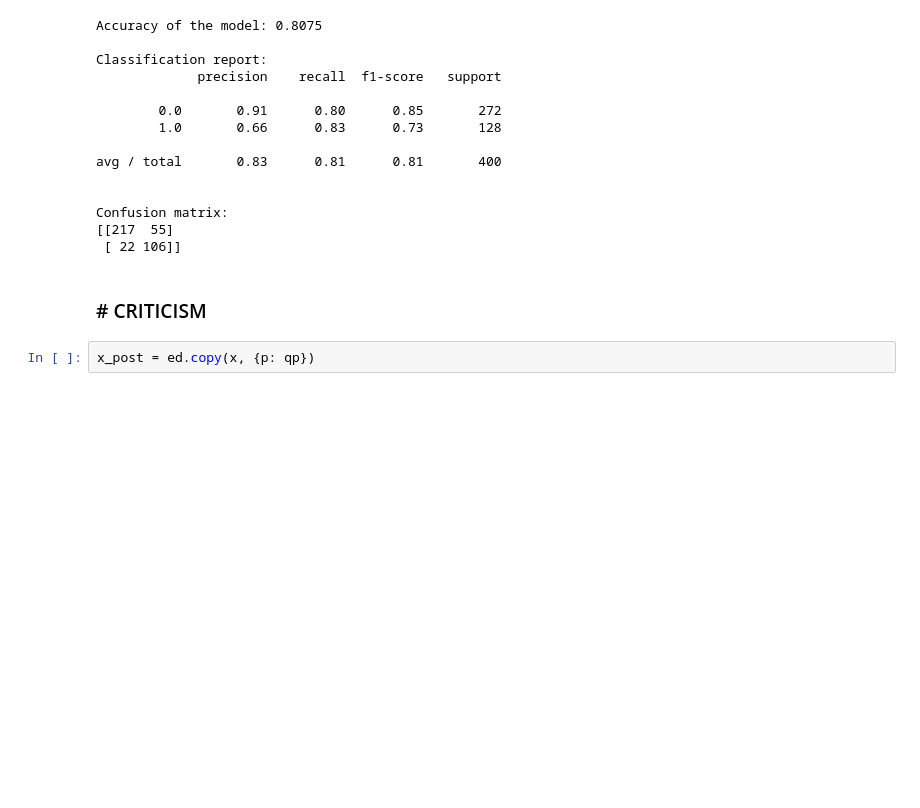
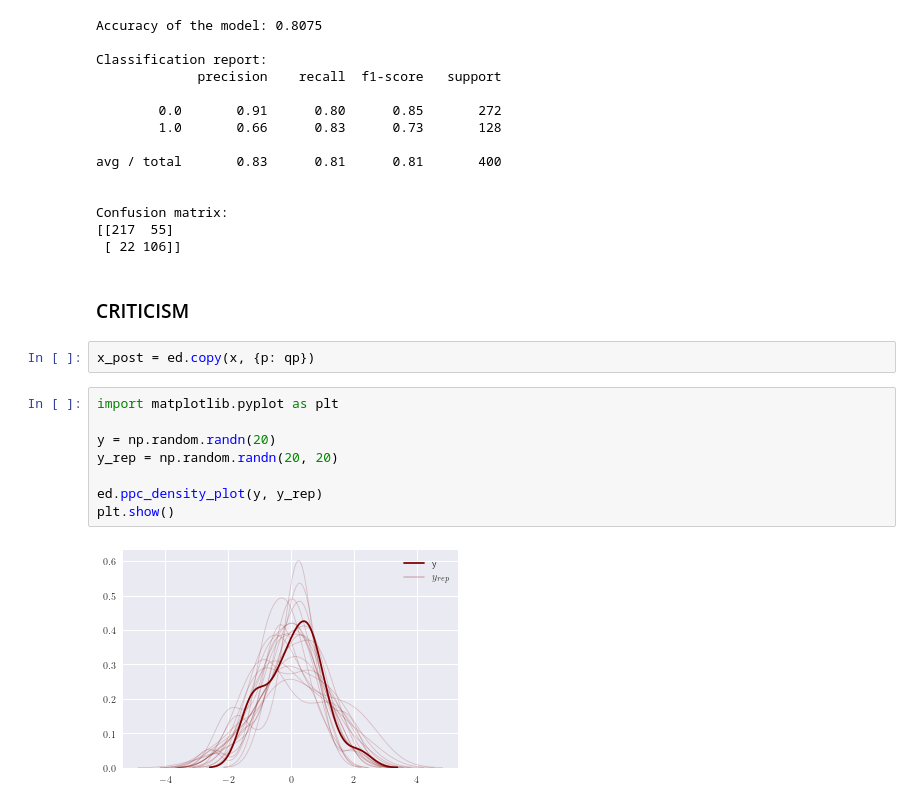
Before and after one commit to msahamed/earthquake_physics_bayesian_nn, a Jupyter notebook: Baysian_neural_network.ipynb, the cells around one changed output. Drawn from its saved outputs; the diff is of its cells as text; blank space fills up the shorter version.

```diff
--- a/Baysian_neural_network.ipynb
+++ b/Baysian_neural_network.ipynb
@@ -391,6 +391,16 @@ Confusion matrix:
 [[217  55]
  [ 22 106]]
 # %% [markdown]
-### # CRITICISM
+### CRITICISM
 # %%
 x_post = ed.copy(x, {p: qp})
+# %%
+import matplotlib.pyplot as plt
+
+y = np.random.randn(20)
+y_rep = np.random.randn(20, 20)
+
+ed.ppc_density_plot(y, y_rep)
+plt.show()
+# %% [output]
+[figure, added]
```
